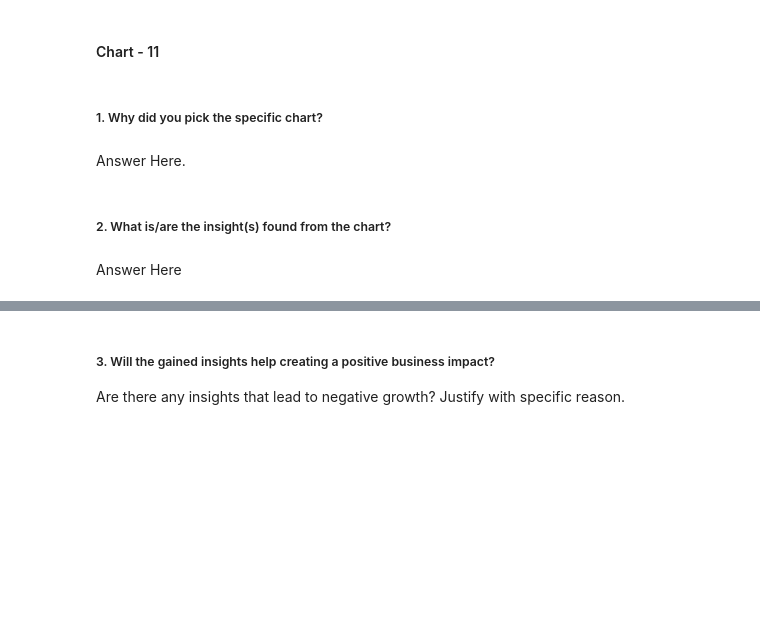
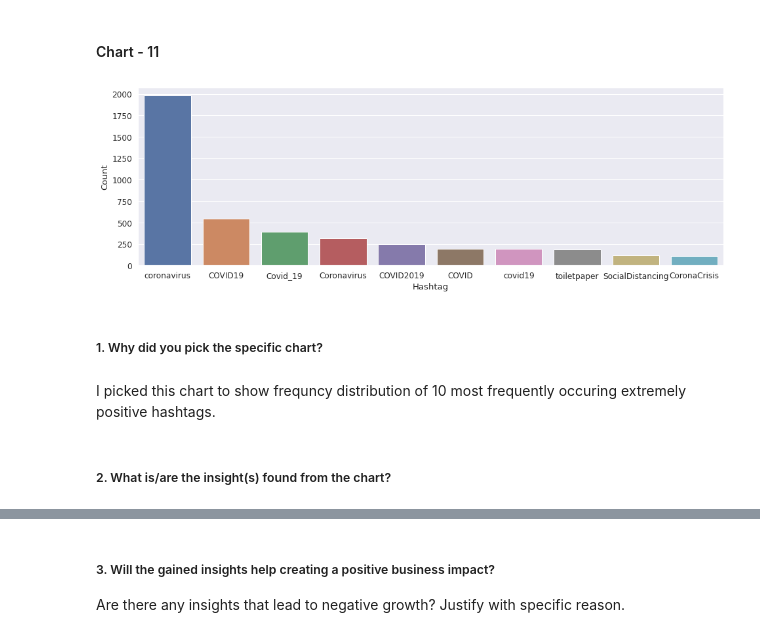
Before and after one commit to axpat/Corona-Virus-Tweet-Sentiment-Analysis, a Jupyter notebook: Coronavirus_Tweet_Sentiment_Analysis.ipynb, the cells around one changed output, grey strips where cells are left out. Drawn from its saved outputs; the diff is of its cells as text; code cells hidden in the pictures; blank space fills up the shorter version.

```diff
--- a/Coronavirus_Tweet_Sentiment_Analysis.ipynb
+++ b/Coronavirus_Tweet_Sentiment_Analysis.ipynb
@@ -883,8 +929,44 @@ Answer Here
+# %%
+# function to collect hashtags
+def hashtag_extract(x):
+    hashtags = []
+    for i in x:
+        ht = re.findall(r'#(\w+)', i)
+        hashtags.append(ht)
+    return hashtags
+# %%
+# extracting hashtags from non racist/sexist tweets
+HT_Extremely_Positive = hashtag_extract(ctsa['OriginalTweet'][ctsa['Sentiment'] == 'Extremely Positive'])
+HT_Positive = hashtag_extract(ctsa['OriginalTweet'][ctsa['Sentiment'] == 'Positive'])
+HT_Neutral = hashtag_extract(ctsa['OriginalTweet'][ctsa['Sentiment'] == 'Neutral'])
+HT_Negative = hashtag_extract(ctsa['OriginalTweet'][ctsa['Sentiment'] == 'Negative'])
+HT_Extremely_Negative = hashtag_extract(ctsa['OriginalTweet'][ctsa['Sentiment'] == 'Extremely Negative'])
+
+
+
+# unnesting list
+HT_Extremely_Positive = sum(HT_Extremely_Positive, [])
+HT_Positive = sum(HT_Positive, [])
+HT_Neutral = sum(HT_Neutral, [])
+HT_Negative = sum(HT_Negative,[])
+HT_Extremely_Negative = sum(HT_Extremely_Negative,[])
+# %%
+# Chart - 11 visualization code
+# making frequency distribution top 10 Extremely Positive hashtags
+a = nltk.FreqDist(HT_Extremely_Positive)
+d = pd.DataFrame({'Hashtag': list(a.keys()),
+                  'Count' : list(a.values())})
+
+d = d.nlargest(columns = 'Count', n = 10)
+
+plt.figure(figsize = (16,5))
+ax = sns.barplot(data =d, x = 'Hashtag', y = 'Count')
+plt.show()
+# %% [output]
+[figure, added]
 # %% [markdown]
 ##### 1. Why did you pick the specific chart?
-# %% [markdown]
-Answer Here.
+# %% [markdown]
+I picked this chart to show frequncy distribution of 10 most frequently occuring extremely positive hashtags.
 # %% [markdown]
 ##### 2. What is/are the insight(s) found from the chart?
-# %% [markdown]
-Answer Here
```
Also changed, not shown: parts of 177 cells of this notebook.
